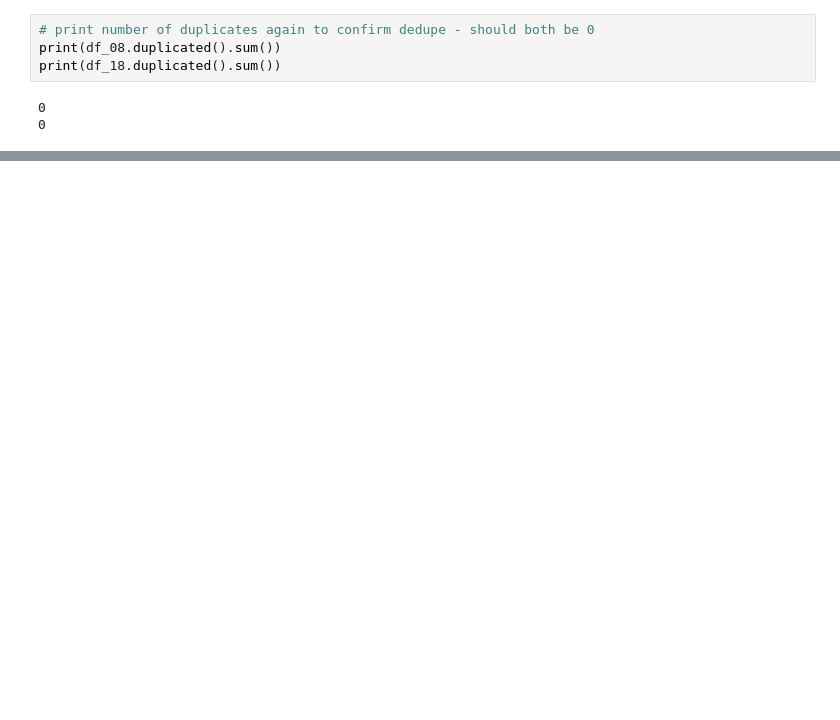
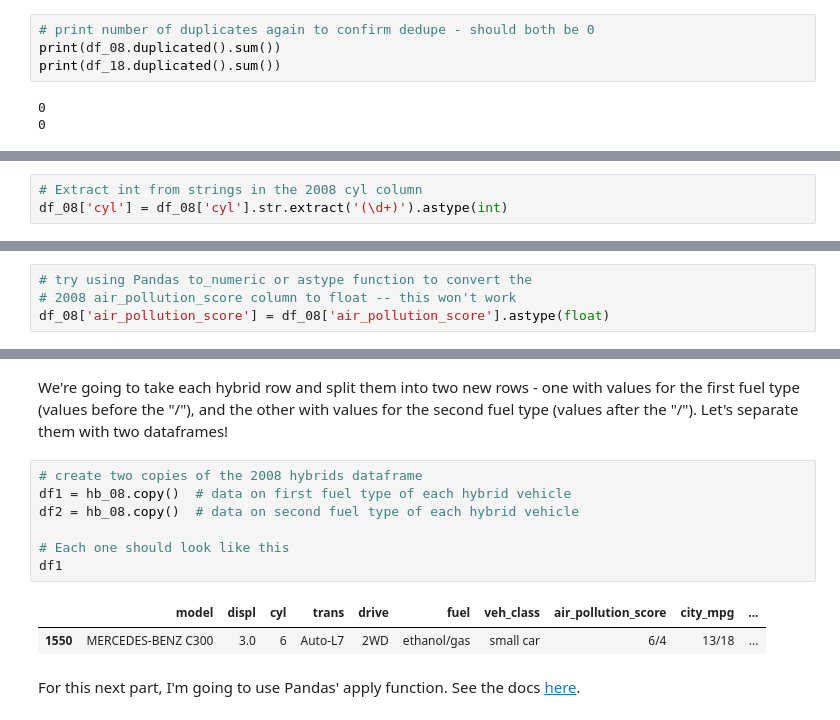
Before and after one commit to tunji-dev/Udacity_Data_Analyst_Nanodegree, a Jupyter notebook: fuel_economy_case_study/fuel_economy.ipynb, the cells around one changed output, grey strips where cells are left out. Saved outputs shown, nothing was run; the diff lists cells and outputs as text; blank space fills up the shorter version.

```diff
--- a/fuel_economy_case_study/fuel_economy.ipynb
+++ b/fuel_economy_case_study/fuel_economy.ipynb
@@ -352,0 +396,3 @@ print(df_18.duplicated().sum())
+# %%
+# Extract int from strings in the 2008 cyl column
+df_08['cyl'] = df_08['cyl'].str.extract('(\d+)').astype(int)
@@ -352,0 +431,4 @@ print(df_18.duplicated().sum())
+# %%
+# try using Pandas to_numeric or astype function to convert the
+# 2008 air_pollution_score column to float -- this won't work
+df_08['air_pollution_score'] = df_08['air_pollution_score'].astype(float)
@@ -352,0 +469,14 @@ print(df_18.duplicated().sum())
+# %% [markdown]
+We're going to take each hybrid row and split them into two new rows - one with values for the first fuel type (values before the "/"), and the other with values for the second fuel type (values after the "/"). Let's separate them with two dataframes!
+# %%
+# create two copies of the 2008 hybrids dataframe
+df1 = hb_08.copy()  # data on first fuel type of each hybrid vehicle
+df2 = hb_08.copy()  # data on second fuel type of each hybrid vehicle
+
+# Each one should look like this
+df1
+# %% [output]
+|  | model | displ | cyl | trans | drive | fuel | veh_class | air_pollution_score | city_mpg | ... |
+| 1550 | MERCEDES-BENZ C300 | 3.0 | 6 | Auto-L7 | 2WD | ethanol/gas | small car | 6/4 | 13/18 | ... |
+# %% [markdown]
+For this next part, I'm going to use Pandas' apply function. See the docs [here](https://pandas.pydata.org/pandas-docs/stable/generated/pandas.DataFrame.apply.html).
```
Also changed, not shown: parts of 43 cells of this notebook, 1 other file.
